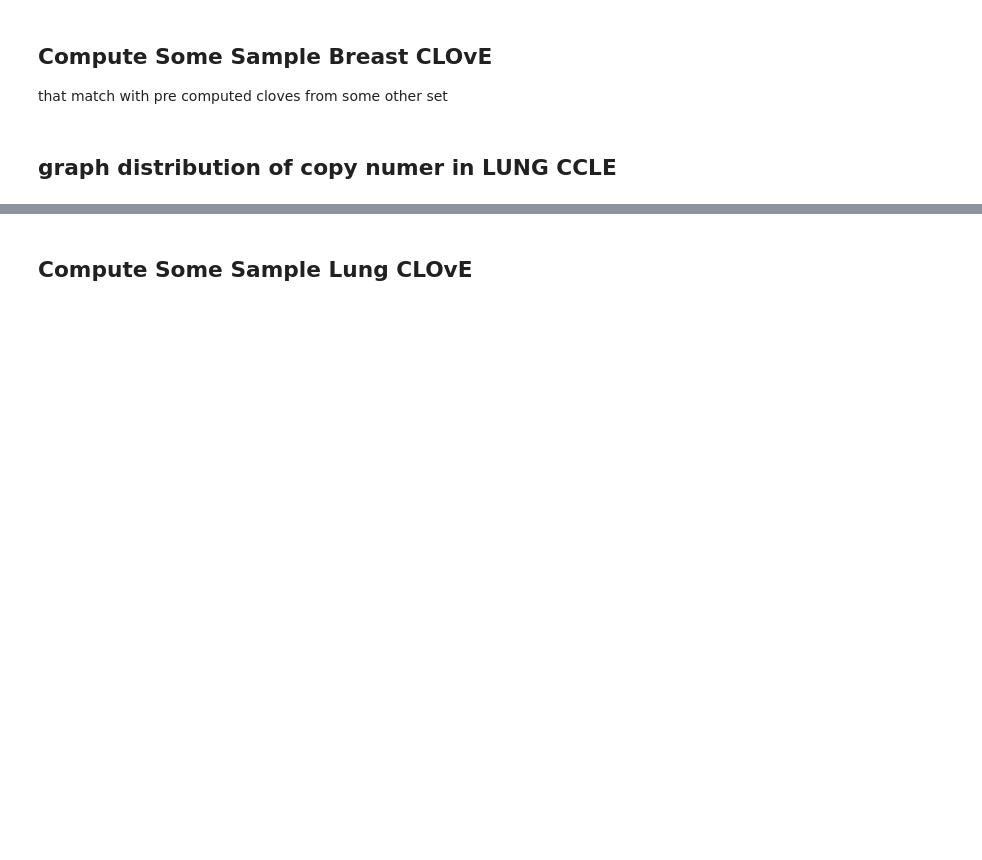
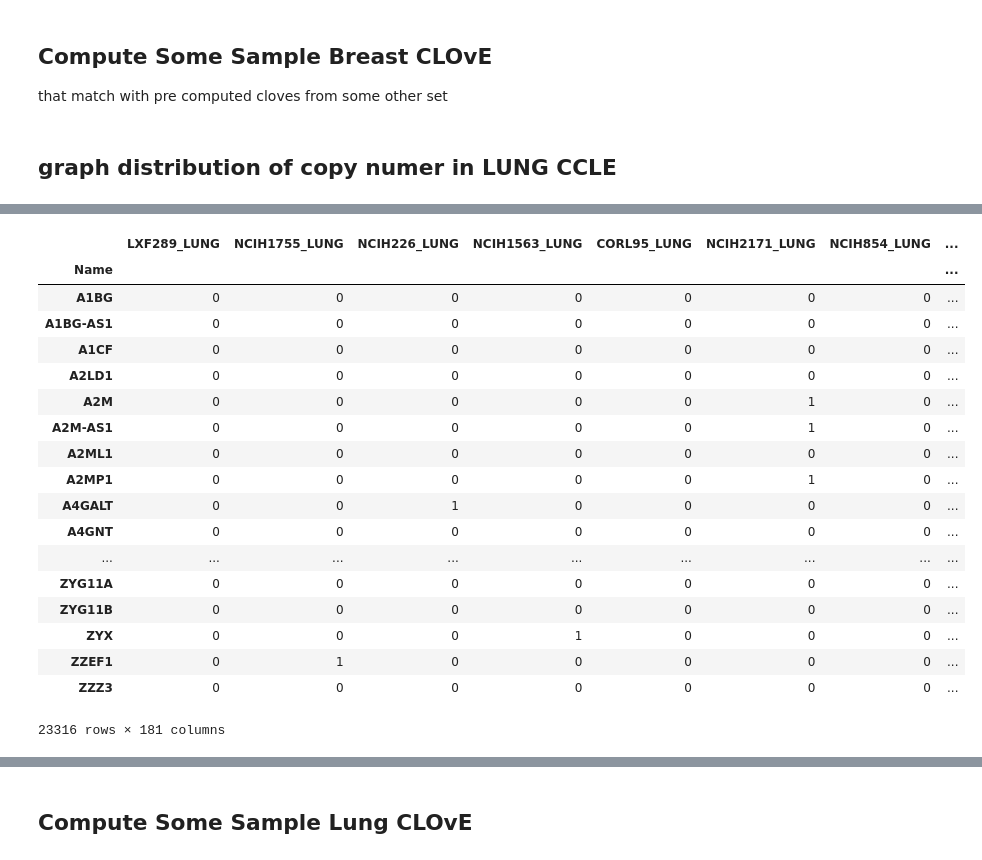
Before and after one commit to thjmattth/clove, a Jupyter notebook: ccle_sandbox.ipynb, the cells around one changed output, grey strips where cells are left out. Drawn from its saved outputs; the diff is of its cells as text; code cells hidden in the pictures; blank space fills up the shorter version.

```diff
--- a/ccle_sandbox.ipynb
+++ b/ccle_sandbox.ipynb
@@ -463 +441,23 @@ lungcnv, lungexp = clv.ccleTissueSelect
+# %%
+lungcnv1
+# %% [output]
+|  | LXF289_LUNG | NCIH1755_LUNG | NCIH226_LUNG | NCIH1563_LUNG | CORL95_LUNG | NCIH2171_LUNG | NCIH854_LUNG | ... |
+| Name |  |  |  |  |  |  |  | ... |
+| A1BG | 0 | 0 | 0 | 0 | 0 | 0 | 0 | ... |
+| A1BG-AS1 | 0 | 0 | 0 | 0 | 0 | 0 | 0 | ... |
+| A1CF | 0 | 0 | 0 | 0 | 0 | 0 | 0 | ... |
+| A2LD1 | 0 | 0 | 0 | 0 | 0 | 0 | 0 | ... |
+| A2M | 0 | 0 | 0 | 0 | 0 | 1 | 0 | ... |
+| A2M-AS1 | 0 | 0 | 0 | 0 | 0 | 1 | 0 | ... |
+| A2ML1 | 0 | 0 | 0 | 0 | 0 | 0 | 0 | ... |
+| A2MP1 | 0 | 0 | 0 | 0 | 0 | 1 | 0 | ... |
+| A4GALT | 0 | 0 | 1 | 0 | 0 | 0 | 0 | ... |
+| A4GNT | 0 | 0 | 0 | 0 | 0 | 0 | 0 | ... |
+| ... | ... | ... | ... | ... | ... | ... | ... | ... |
+| ZYG11A | 0 | 0 | 0 | 0 | 0 | 0 | 0 | ... |
+| ZYG11B | 0 | 0 | 0 | 0 | 0 | 0 | 0 | ... |
+| ZYX | 0 | 0 | 0 | 1 | 0 | 0 | 0 | ... |
+| ZZEF1 | 0 | 1 | 0 | 0 | 0 | 0 | 0 | ... |
+| ZZZ3 | 0 | 0 | 0 | 0 | 0 | 0 | 0 | ... |
+23316 rows × 181 columns
 # %%
```
Also changed, not shown: parts of 9 cells of this notebook, 6 other files.
